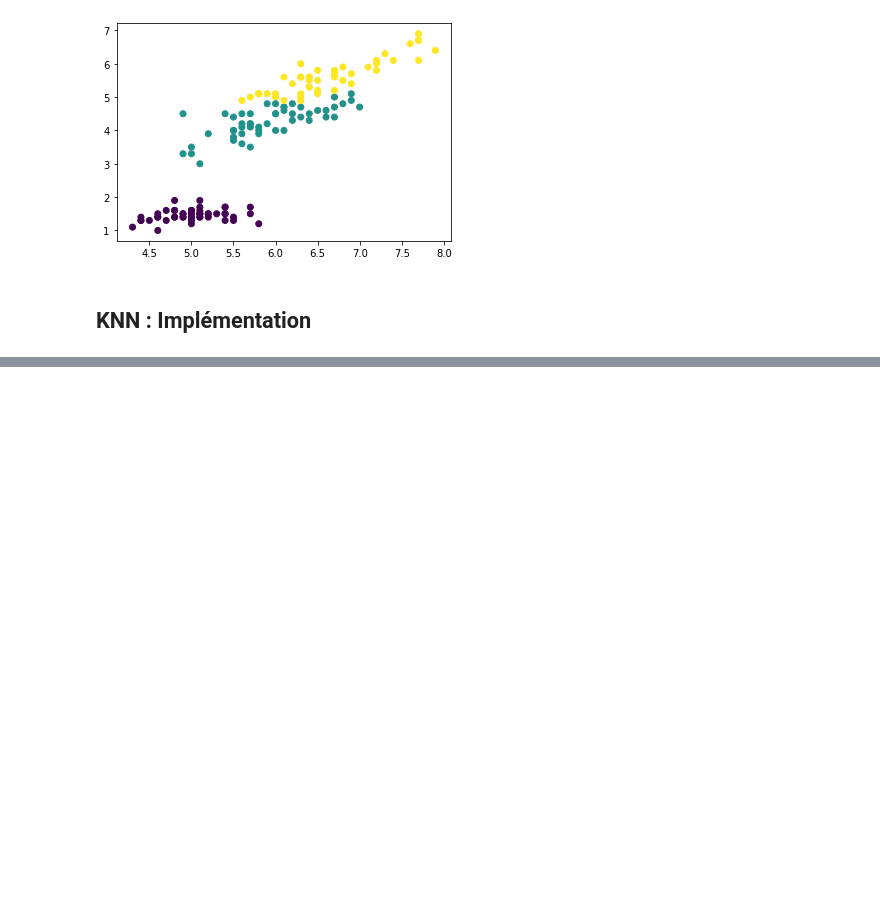
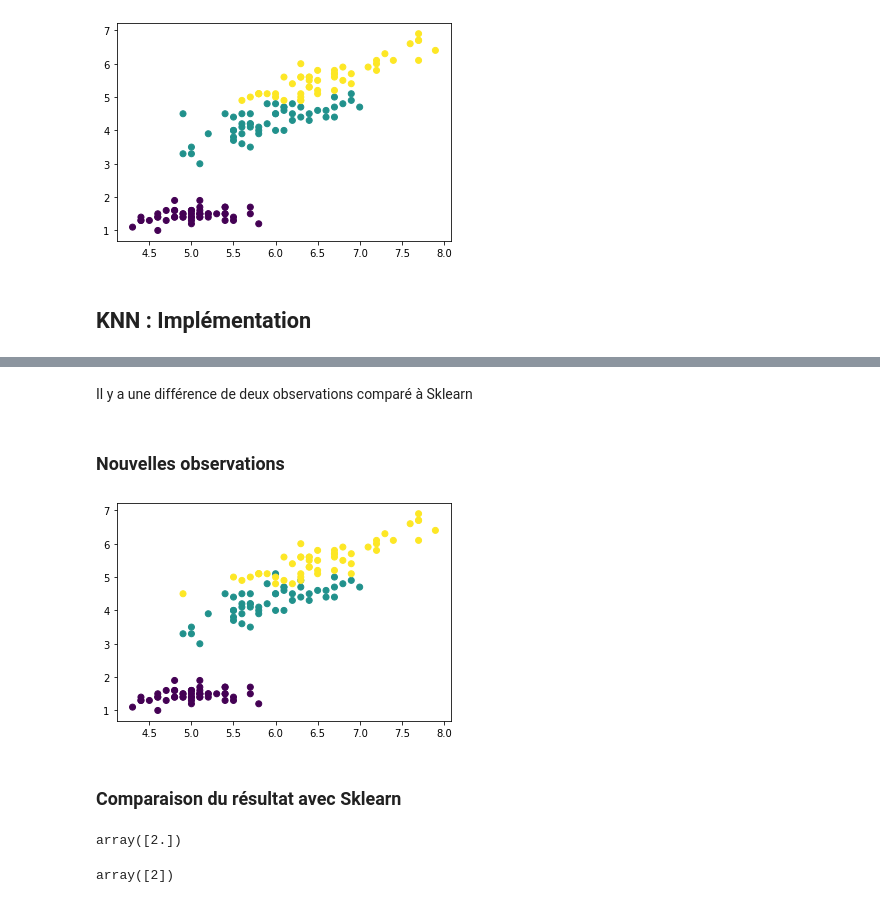
Before and after one commit to titigmr/ML, a Jupyter notebook: KNN.ipynb, the cells around one changed output, grey strips where cells are left out. Saved outputs shown, nothing was run; the diff lists cells and outputs as text; code cells hidden in the pictures; blank space fills up the shorter version.

```diff
--- a/KNN.ipynb
+++ b/KNN.ipynb
@@ -25,7 +25,7 @@ plt.scatter(data[:,0], data[:,1], c=data[:,-1]);
 # %%
 from sklearn.neighbors import KNeighborsClassifier
 
-knn = KNeighborsClassifier(n_neighbors=4, metric=)
+knn = KNeighborsClassifier(n_neighbors=3, metric='euclidean')
 knn.fit(X,y)
 predict = knn.predict(X)
 
@@ -69,0 +72,41 @@ plt.scatter(data[:,0], data[:,1], c=predict_lab);
+# %% [markdown]
+Il y a une différence de deux observations comparé à Sklearn
+# %% [markdown]
+### Nouvelles observations
+# %%
+new = np.array([5.5,5])
+# %%
+def predict(X,y,new, n_neighbours=3):
+    """
+    Predict single observation
+    """
+    X_ = np.c_[X,y]
+    dist = np.zeros((X_.shape[0],2))
+
+    for n_line, element in enumerate(X_):
+        dist[n_line,0] = np.linalg.norm(element[:-1] - new)
+        dist[n_line,1] = element[-1]
+
+    dist = dist[dist[:,0].argsort()][:n_neighbours]
+    predict_label = mode(dist[:,-1]).mode
+    line = np.hstack([new,predict_label])
+
+    return np.array([line])
+# %%
+predict_label = predict(X,y,new, n_neighbours=3)
+# %%
+X_ = np.c_[X,y]
+X_ = np.concatenate([X_,predict_label])
+plt.scatter(X_[:,0], X_[:,1], c=X_[:,-1]);
+# %% [output]
+[figure, added]
+# %% [markdown]
+### Comparaison du résultat avec Sklearn
+# %%
+predict_label[:,-1]
+# %% [output]
+array([2.])
+# %%
+knn.predict(new.reshape(1,-1))
+# %% [output]
+array([2])
```
Also changed, not shown: parts of 5 cells of this notebook.
